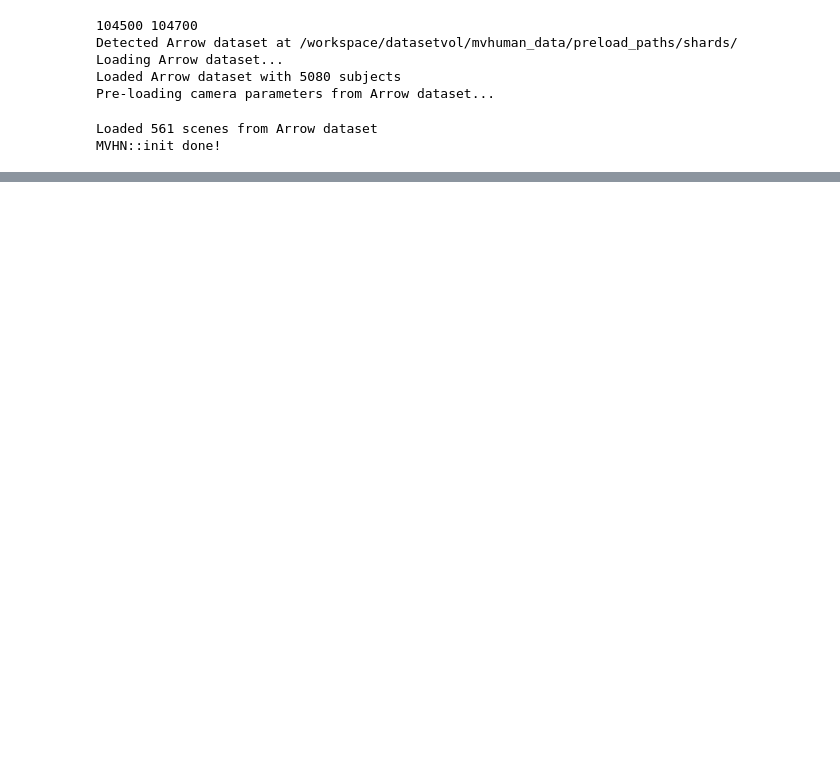
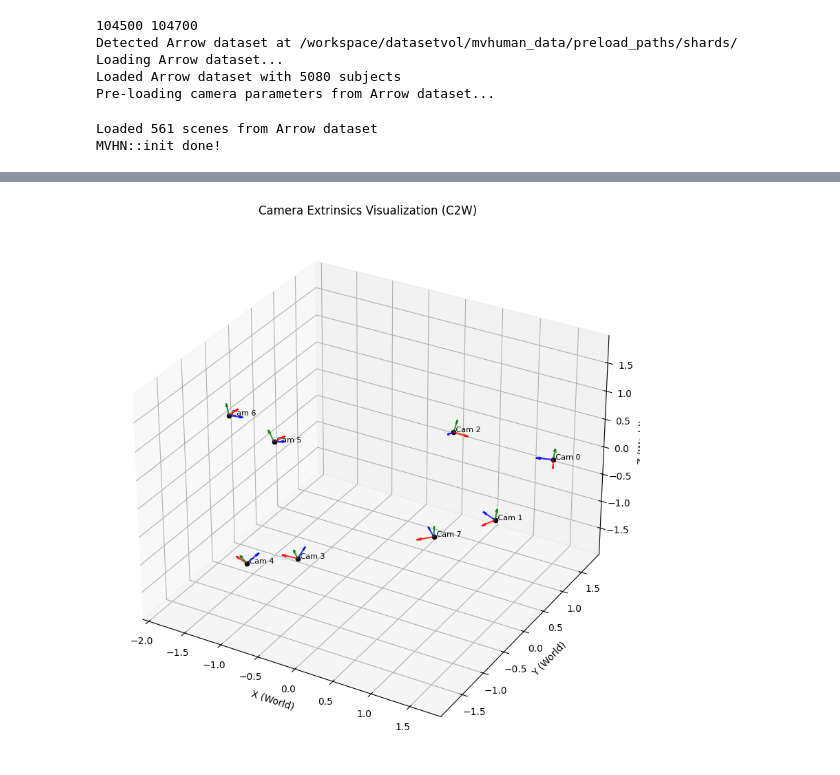
Before and after one commit to stonecodecs/NoPo-Avatar, a Jupyter notebook: demo.ipynb, the cells around one changed output, grey strips where cells are left out. Cells and saved outputs as stored; diff of their text form; code cells hidden in the pictures; blank space fills up the shorter version.

Commit message:
[TEMP] slight QoL to demo, shape check in inference

```diff
--- a/demo.ipynb
+++ b/demo.ipynb
@@ -254,0 +288,90 @@ Input directory created at /workspace/NoPo-Avatar/subject_104518_2105
+# %%
+import numpy as np
+import matplotlib.pyplot as plt
+from mpl_toolkits.mplot3d import Axes3D
+from pathlib import Path
+from scipy.spatial.transform import Rotation as R
+
+# ==========================================
+# 1. SETTINGS & TRANSFORMATION MATRIX
+# ==========================================
+input_dir = "subject_104544_0305"  # Path to your data
+
+# UPDATE THIS MATRIX TO TRANSFORM THE WHOLE SCENE
+# Initially identity. Re-run cell after modifying this.
+GLOBAL_TRANSFORM = np.array([
+    [1, 0, 0, 0],
+    [0, 1, 0, 0],
+    [0, 0, 1, 0],
+    [0, 0, 0, 1],
+])
+
+# Example: Rotate 90 deg around X if the person is lying flat
+# rot = R.from_euler('x', 90, degrees=True).as_matrix()
+# GLOBAL_TRANSFORM[:3, :3] = rot
+
+# ==========================================
+# 2. LOAD DATA
+# ==========================================
+extr_path = Path(input_dir) / "extrinsics.npy"
+extr_target_path = Path(input_dir) / "test" / "extrinsics.npy"
+extrinsics = np.load(extr_path) # Expected shape [N, 4, 4]
+extrinsics_target = np.load(extr_target_path) # Expected shape [N, 4, 4]
+extrinsics = np.concatenate([extrinsics, extrinsics_target], axis=0)
+
+# ==========================================
+# 3. MATPLOTLIB VISUALIZATION
+# ==========================================
+def visualize_cameras_mpl(poses, transform, axis_length=0.2):
+    fig = plt.figure(figsize=(10, 10))
+    ax = fig.add_subplot(111, projection='3d')
+
+    # Apply global transform to all poses
+    # effective_pose = GLOBAL_TRANSFORM @ pose
+    transformed_poses = np.matmul(transform, poses)
+
+    for i, pose in enumerate(transformed_poses):
+        pos = pose[:3, 3]
+        rot = pose[:3, :3] # Columns are local X, Y, Z in world space
+
+        # Camera Center
+        ax.scatter(pos[0], pos[1], pos[2], color='black', s=20)
+        ax.text(pos[0], pos[1], pos[2], f" Cam {i}", fontsize=8)
+
+        # Draw RGB Axes (R=X, G=Y, B=Z)
+        # X-axis (Right)
+        ax.quiver(pos[0], pos[1], pos[2], rot[0, 0], rot[1, 0], rot[2, 0],
+                  length=axis_length, color='red', alpha=0.8)
+        # Y-axis (Down in OpenCV)
+        ax.quiver(pos[0], pos[1], pos[2], rot[0, 1], rot[1, 1], rot[2, 1],
+                  length=axis_length, color='green', alpha=0.8)
+        # Z-axis (Forward in OpenCV)
+        ax.quiver(pos[0], pos[1], pos[2], rot[0, 2], rot[1, 2], rot[2, 2],
+                  length=axis_length, color='blue', alpha=0.8)
+
+    # Set labels and equal aspect ratio
+    ax.set_xlabel('X (World)')
+    ax.set_ylabel('Y (World)')
+    ax.set_zlabel('Z (World)')
+    ax.set_title('Camera Extrinsics Visualization (C2W)')
+
+    # Improve 3D perspective
+    # Determine bounds for equal aspect ratio
+    all_pos = transformed_poses[:, :3, 3]
+    max_range = np.array([all_pos[:,0].max()-all_pos[:,0].min(),
+                          all_pos[:,1].max()-all_pos[:,1].min(),
+                          all_pos[:,2].max()-all_pos[:,2].min()]).max() / 2.0
+
+    mid_x = (all_pos[:,0].max()+all_pos[:,0].min()) * 0.5
+    mid_y = (all_pos[:,1].max()+all_pos[:,1].min()) * 0.5
+    mid_z = (all_pos[:,2].max()+all_pos[:,2].min()) * 0.5
+    ax.set_xlim(mid_x - max_range, mid_x + max_range)
+    ax.set_ylim(mid_y - max_range, mid_y + max_range)
+    ax.set_zlim(mid_z - max_range, mid_z + max_range)
+
+    plt.show()
+
+# Execute
+visualize_cameras_mpl(extrinsics, GLOBAL_TRANSFORM)
+# %% [output]
+[figure, added]
```
Also changed, not shown: parts of 5 cells of this notebook, 1 other file.
